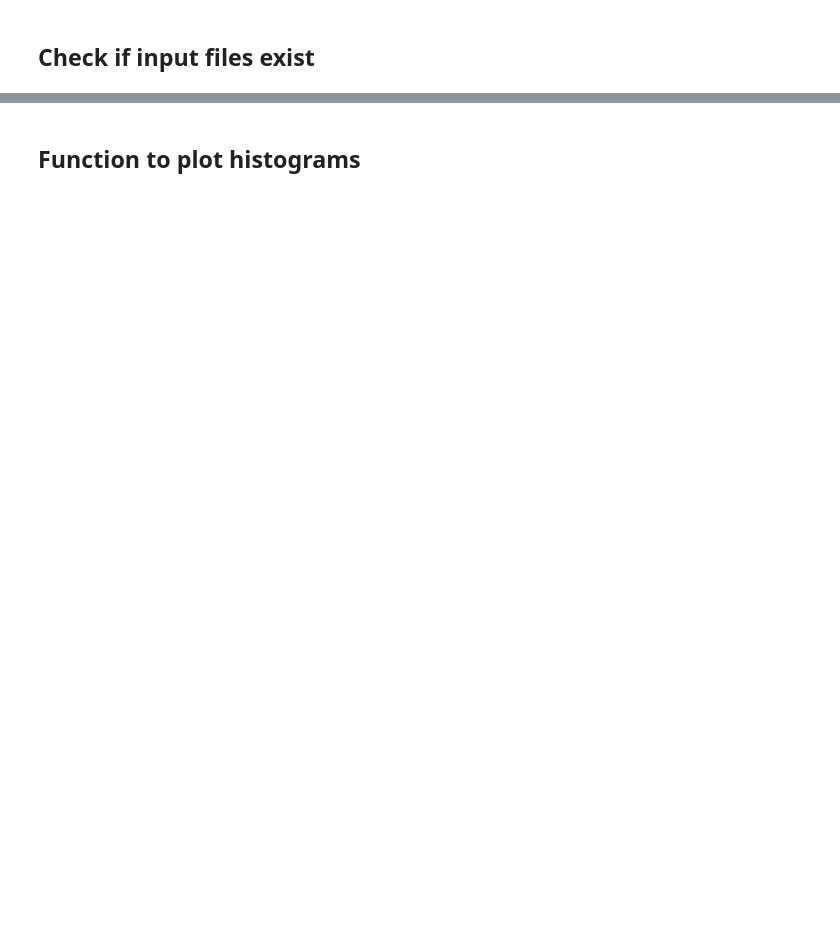
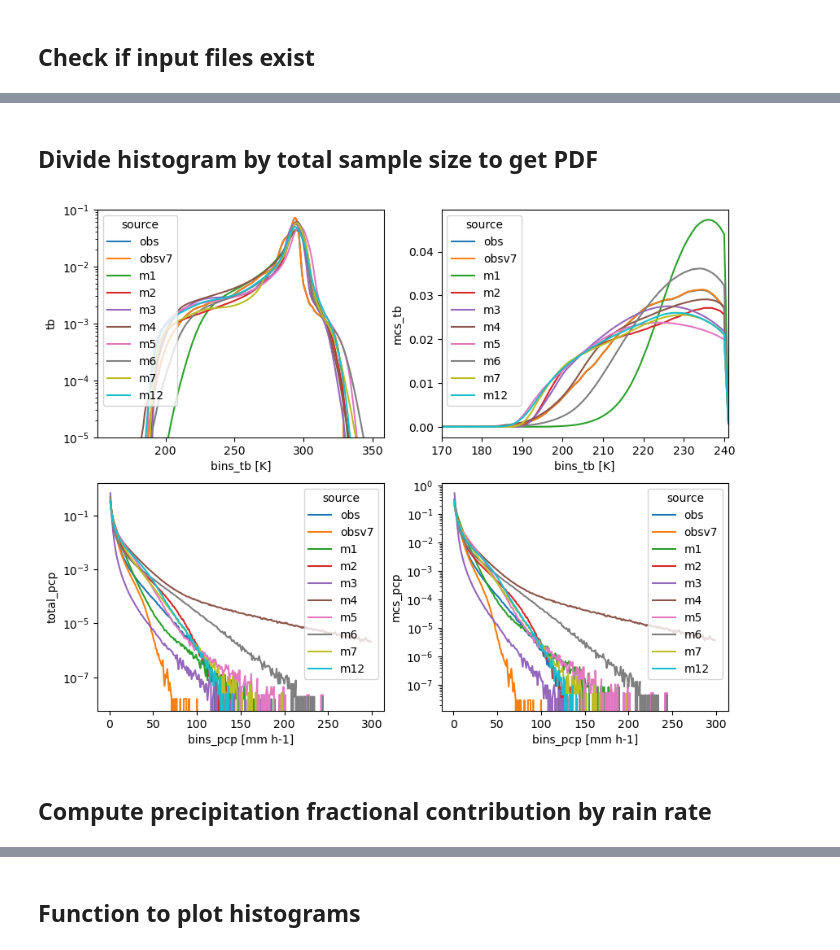
Before and after one commit to WACCEM/MCSMIP-DYAMOND, a Jupyter notebook: Notebooks/mcsmip_tb_rainrate_pdf.ipynb, the cells around one changed output, grey strips where cells are left out. Saved outputs shown, nothing was run; the diff lists cells and outputs as text; code cells hidden in the pictures; blank space fills up the shorter version.

```diff
--- a/Notebooks/mcsmip_tb_rainrate_pdf.ipynb
+++ b/Notebooks/mcsmip_tb_rainrate_pdf.ipynb
@@ -177,0 +183,37 @@ ax2.set_yscale('log')
+# %% [markdown]
+## Divide histogram by total sample size to get PDF
+# %%
+tb_pdf = dsr.tb / dsr.tb.sum(dim='bins_tb')
+totpcp_pdf = dsr.total_pcp / dsr.total_pcp.sum(dim='bins_pcp')
+
+mcstb_pdf = dsr.mcs_tb / dsr.mcs_tb.sum(dim='bins_tb')
+mcspcp_pdf = dsr.mcs_pcp / dsr.mcs_pcp.sum(dim='bins_pcp')
+# %%
+fig, axes = plt.subplots(2, 2, figsize=[10,8], dpi=100)
+
+ax00 = axes[0][0]
+xr.plot.line(tb_pdf, x='bins_tb', ax=ax00)
+ax00.set_yscale('log')
+ax00.set_ylim((1e-5, 1e-1))
+
+ax10 = axes[1][0]
+xr.plot.line(totpcp_pdf, x='bins_pcp', ax=ax10)
+# ax10.set_xscale('log')
+ax10.set_yscale('log')
+
+ax01 = axes[0][1]
+xr.plot.line(mcstb_pdf, x='bins_tb', ax=ax01)
+ax01.set_xscale('linear')
+ax01.set_yscale('linear')
+ax01.set_xlim((170, 241))
+# ax01.set_ylim((1e5, 1e8))
+
+ax11 = axes[1][1]
+xr.plot.line(mcspcp_pdf, x='bins_pcp', ax=ax11)
+ax11.set_xscale('linear')
+ax11.set_yscale('log')
+# ax11.set_ylim((1e5, 2e8))
+# %% [output]
+[figure, added]
+# %% [markdown]
+## Compute precipitation fractional contribution by rain rate
```
Also changed, not shown: parts of 16 cells of this notebook, 26 other files.
